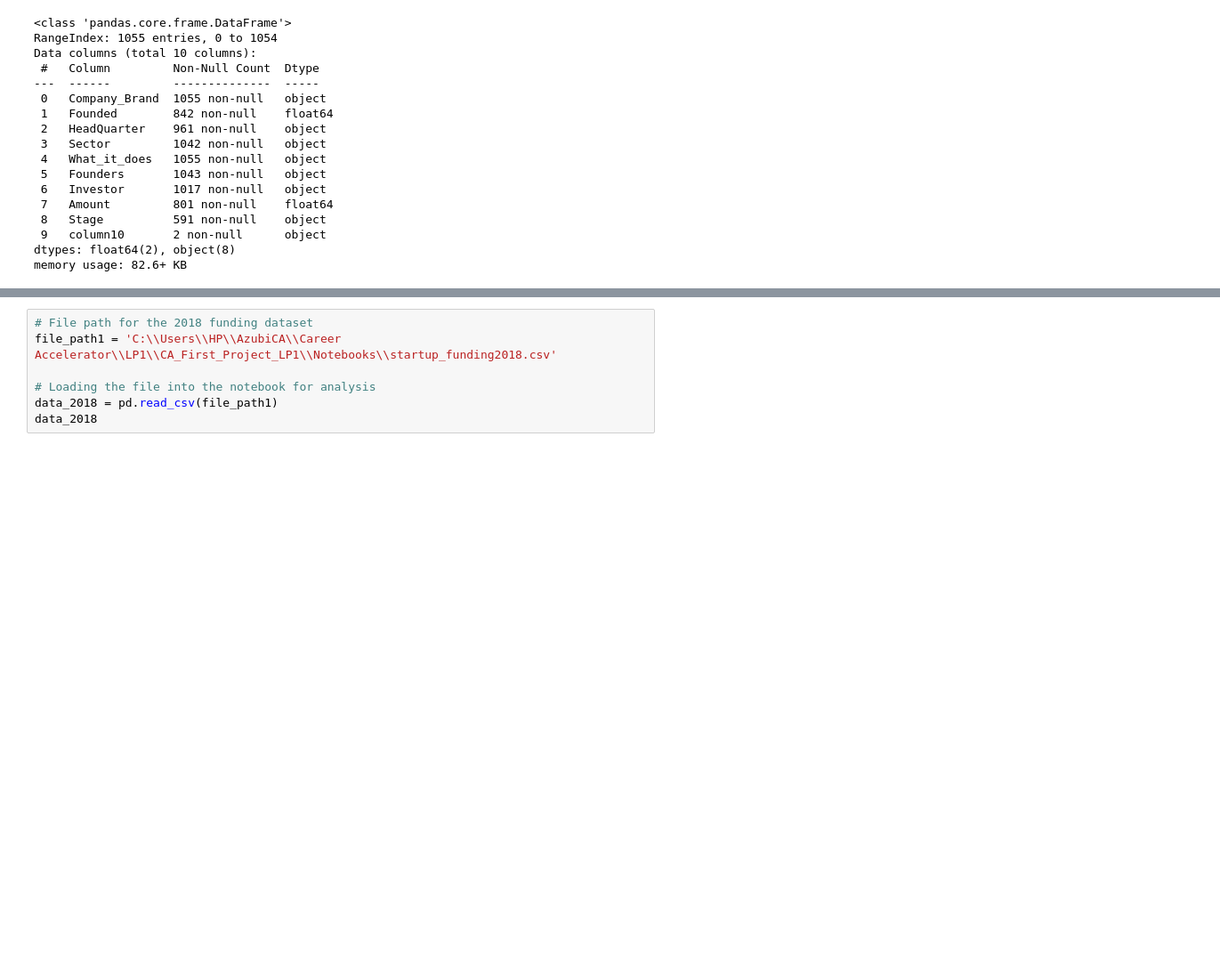
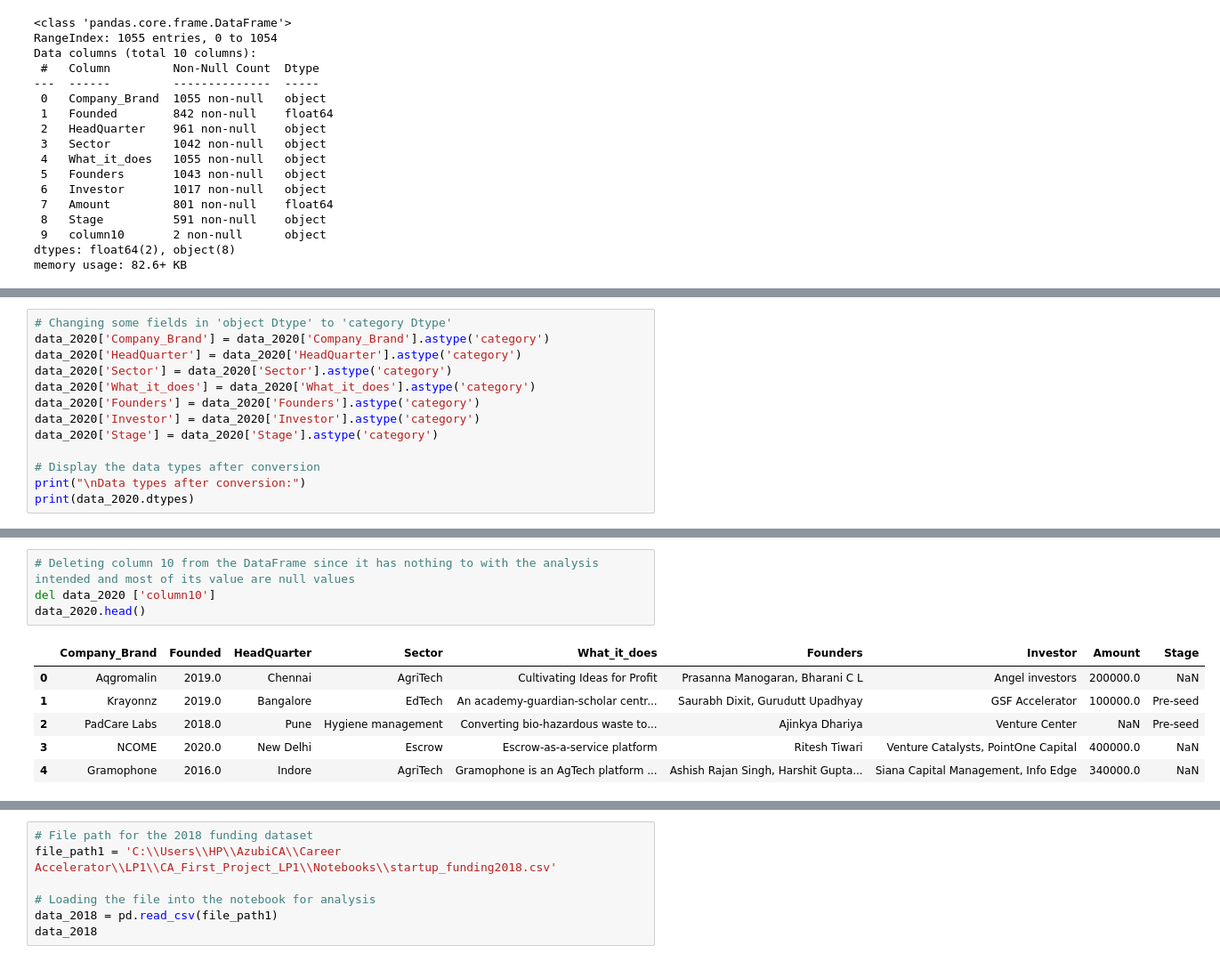
Before and after one commit to BamBamOguns/CA_First_Project_LP1, a Jupyter notebook: Notebooks/main.ipynb, the cells around one changed output, grey strips where cells are left out. Shown: that part at 89% size. Cells and saved outputs as stored; diff of their text form; blank space fills up the shorter version.

Commit message:
Deletion of column 10 of data_2020 DataFrame and checking for duplicates in same DataFrame and dropping the duplicate rows

```diff
--- a/Notebooks/main.ipynb
+++ b/Notebooks/main.ipynb
@@ -130,0 +136,13 @@ memory usage: 82.6+ KB
+# %%
+# Changing some fields in 'object Dtype' to 'category Dtype'
+data_2020['Company_Brand'] = data_2020['Company_Brand'].astype('category')
+data_2020['HeadQuarter'] = data_2020['HeadQuarter'].astype('category')
+data_2020['Sector'] = data_2020['Sector'].astype('category')
+data_2020['What_it_does'] = data_2020['What_it_does'].astype('category')
+data_2020['Founders'] = data_2020['Founders'].astype('category')
+data_2020['Investor'] = data_2020['Investor'].astype('category')
+data_2020['Stage'] = data_2020['Stage'].astype('category')
+
+# Display the data types after conversion
+print("\nData types after conversion:")
+print(data_2020.dtypes)
@@ -130,0 +183,11 @@ memory usage: 82.6+ KB
+# %%
+# Deleting column 10 from the DataFrame since it has nothing to with the analysis intended and most of its value are null values
+del data_2020 ['column10']
+data_2020.head()
+# %% [output]
+|  | Company_Brand | Founded | HeadQuarter | Sector | What_it_does | Founders | Investor | Amount | Stage |
+| 0 | Aqgromalin | 2019.0 | Chennai | AgriTech | Cultivating Ideas for Profit | Prasanna Manogaran, Bharani C L | Angel investors | 200000.0 | NaN |
+| 1 | Krayonnz | 2019.0 | Bangalore | EdTech | An academy-guardian-scholar centr... | Saurabh Dixit, Gurudutt Upadhyay | GSF Accelerator | 100000.0 | Pre-seed |
+| 2 | PadCare Labs | 2018.0 | Pune | Hygiene management | Converting bio-hazardous waste to... | Ajinkya Dhariya | Venture Center | NaN | Pre-seed |
+| 3 | NCOME | 2020.0 | New Delhi | Escrow | Escrow-as-a-service platform | Ritesh Tiwari | Venture Catalysts, PointOne Capital | 400000.0 | NaN |
+| 4 | Gramophone | 2016.0 | Indore | AgriTech | Gramophone is an AgTech platform ... | Ashish Rajan Singh, Harshit Gupta... | Siana Capital Management, Info Edge | 340000.0 | NaN |
```
Also changed, not shown: parts of 5 cells of this notebook.
